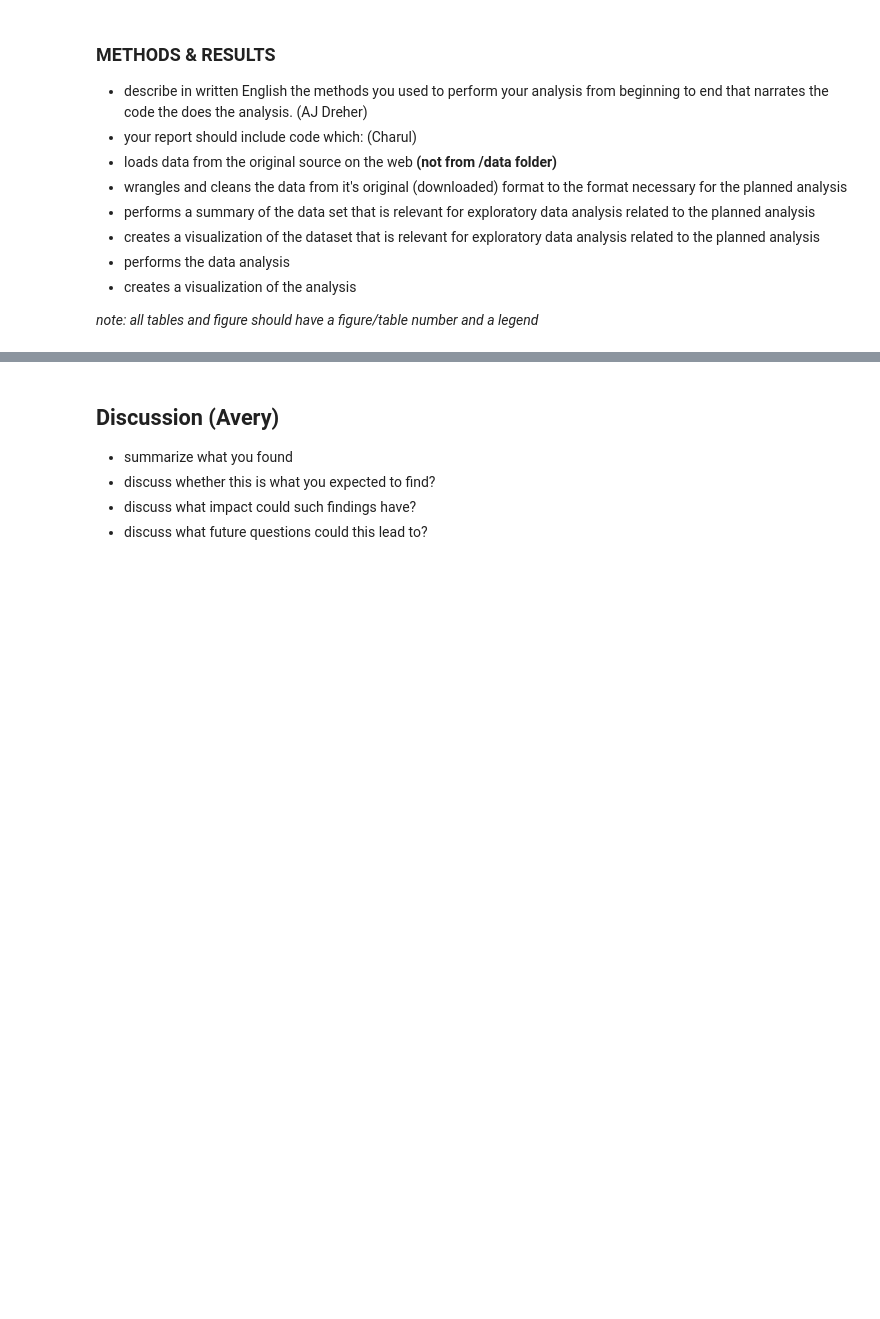
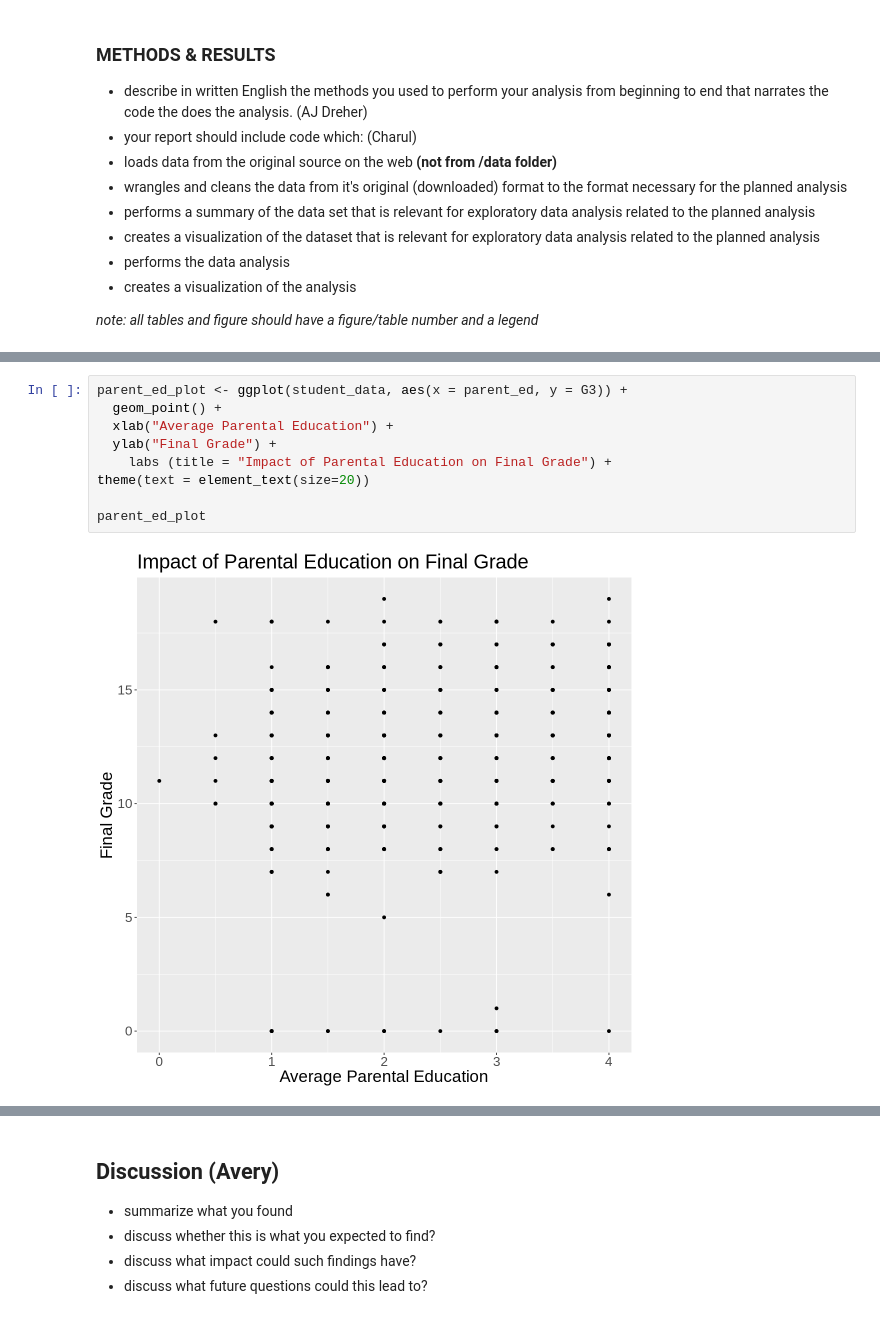
Before and after one commit to jsonthany/dsci_100_project, a Jupyter notebook: project_report.ipynb, the cells around one changed output, grey strips where cells are left out. Cells and saved outputs as stored; diff of their text form; blank space fills up the shorter version.

```diff
--- a/project_report.ipynb
+++ b/project_report.ipynb
@@ -22,0 +119,11 @@
+# %%
+parent_ed_plot <- ggplot(student_data, aes(x = parent_ed, y = G3)) +
+  geom_point() +
+  xlab("Average Parental Education") +
+  ylab("Final Grade") +
+    labs (title = "Impact of Parental Education on Final Grade") +
+theme(text = element_text(size=20))
+
+parent_ed_plot
+# %% [output]
+[figure, added]
```
Also changed, not shown: parts of 5 cells of this notebook.
